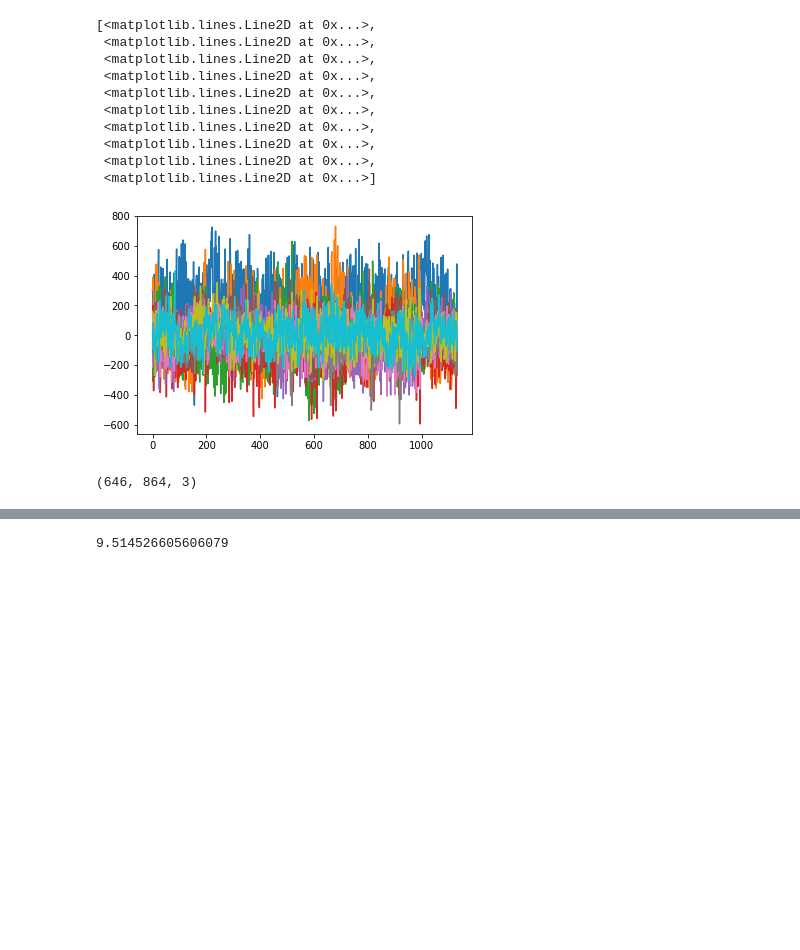
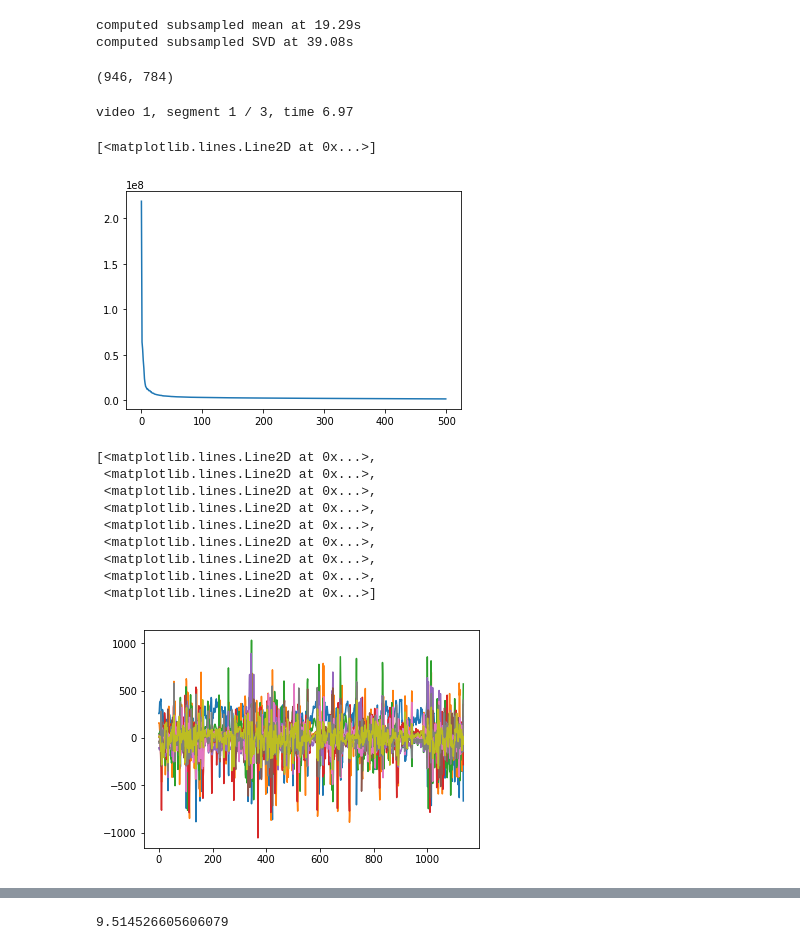
Before and after one commit to MouseLand/facemap, a Jupyter notebook: Untitled.ipynb, the cells around one changed output, grey strips where cells are left out. Drawn from its saved outputs; the diff is of its cells as text; code cells hidden in the pictures; blank space fills up the shorter version.

```diff
--- a/Untitled.ipynb
+++ b/Untitled.ipynb
@@ -185,5 +24,62 @@ print(time.time()-tic)
+# %%
+from FaceMap import utils
+from FaceMap import facemap
+import imp
+imp.reload(facemap)
+
+video=[]
+nframes = 0
+iframes = []
+for file in filenames:
+    video.append(pims.Video(file))
+    nframes += len(video[-1])
+    iframes.append(len(video[-1]))
+iframes = np.array(iframes).astype(int)
+frame_shape = video[0].frame_shape
+
+Ly = frame_shape[0]
+Lx = frame_shape[1]
+
+sbin = 4
+ncomps = 500
+
+tic = time.time()
+# compute average frame and average motion across videos
+avgframe, avgmotion = facemap.subsampled_mean(video, Ly, Lx, iframes, sbin)
+print('computed subsampled mean at %1.2fs'%(time.time() - tic))
+
+# compute SVD from frames subsampled across videos and return spatial components
+U = facemap.compute_SVD(video, Ly, Lx, iframes, avgmotion, ncomps, sbin)
+print('computed subsampled SVD at %1.2fs'%(time.time() - tic))
+
+# project U onto all movie frames
+#V = facemap.project_masks(video, Ly, Lx, iframes, avgmotion, U, sbin, tic=tic)
+#print('computed projection at %1.2fs'%(time.time() - tic))
+# %% [output]
+computed subsampled mean at 19.29s
+computed subsampled SVD at 39.08s
+# %%
+print(avgmotion.shape)
+# %% [output]
+(946, 784)
+# %%
+imp.reload(facemap)
+
+#tic=time.time()
+#U = facemap.compute_SVD(video, Ly, Lx, iframes, avgmotion, ncomps, sbin)
+#print('computed subsampled SVD at %1.2fs'%(time.time() - tic))
+
+#tic=time.time()
+V = facemap.project_masks(video, Ly, Lx, iframes, avgmotion, U, sbin)
+# %% [output]
+video 1, segment 1 / 3, time 6.97
+# %%
+plt.plot((V**2).sum(axis=0))
+# %% [output]
+[<matplotlib.lines.Line2D at 0x...>]
+[figure, added]
 # %%
-plt.plot(V[:10,2:].T)
+plt.plot(V[:,1:10])
 # %% [output]
 [<matplotlib.lines.Line2D at 0x...>,
  <matplotlib.lines.Line2D at 0x...>,
@@ -193,10 +89,5 @@ plt.plot(V[:10,2:].T)
  <matplotlib.lines.Line2D at 0x...>,
  <matplotlib.lines.Line2D at 0x...>,
  <matplotlib.lines.Line2D at 0x...>,
- <matplotlib.lines.Line2D at 0x...>,
  <matplotlib.lines.Line2D at 0x...>]
-[figure, old version]
+[figure, new version]
-# %%
-im.shape
-# %% [output]
-(646, 864, 3)
```
Also changed, not shown: parts of 11 cells of this notebook, 2 other files.
